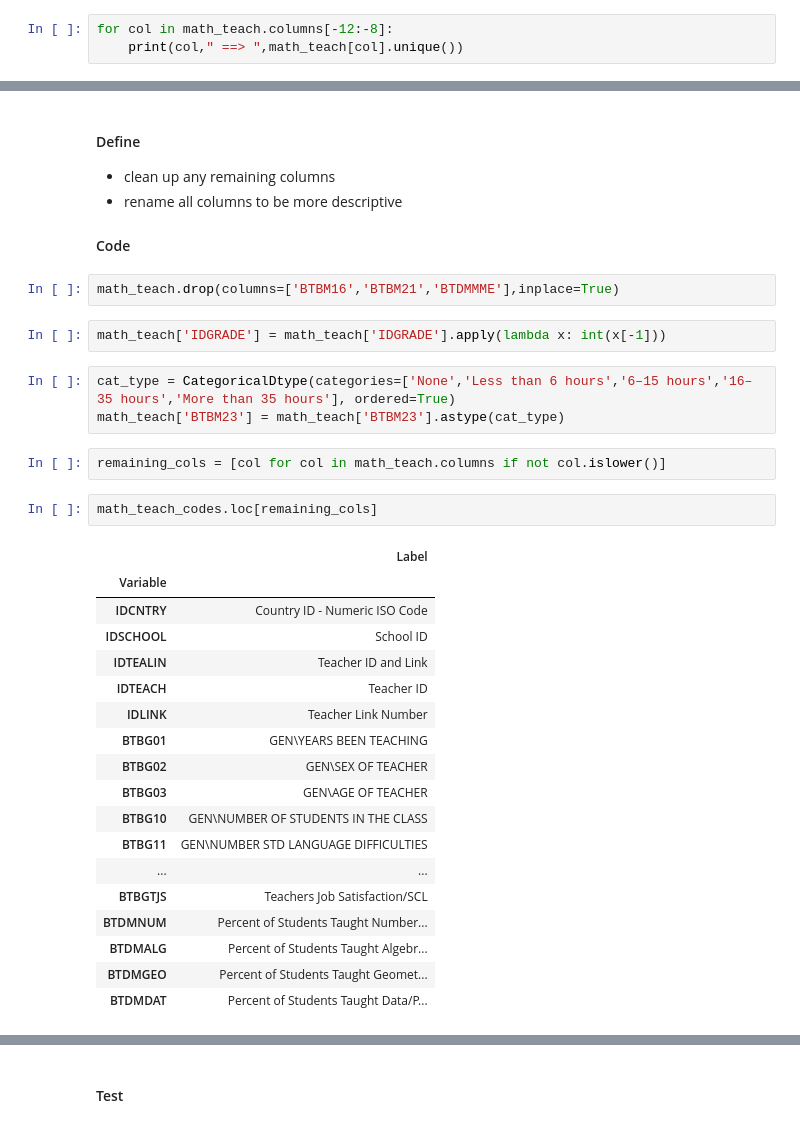
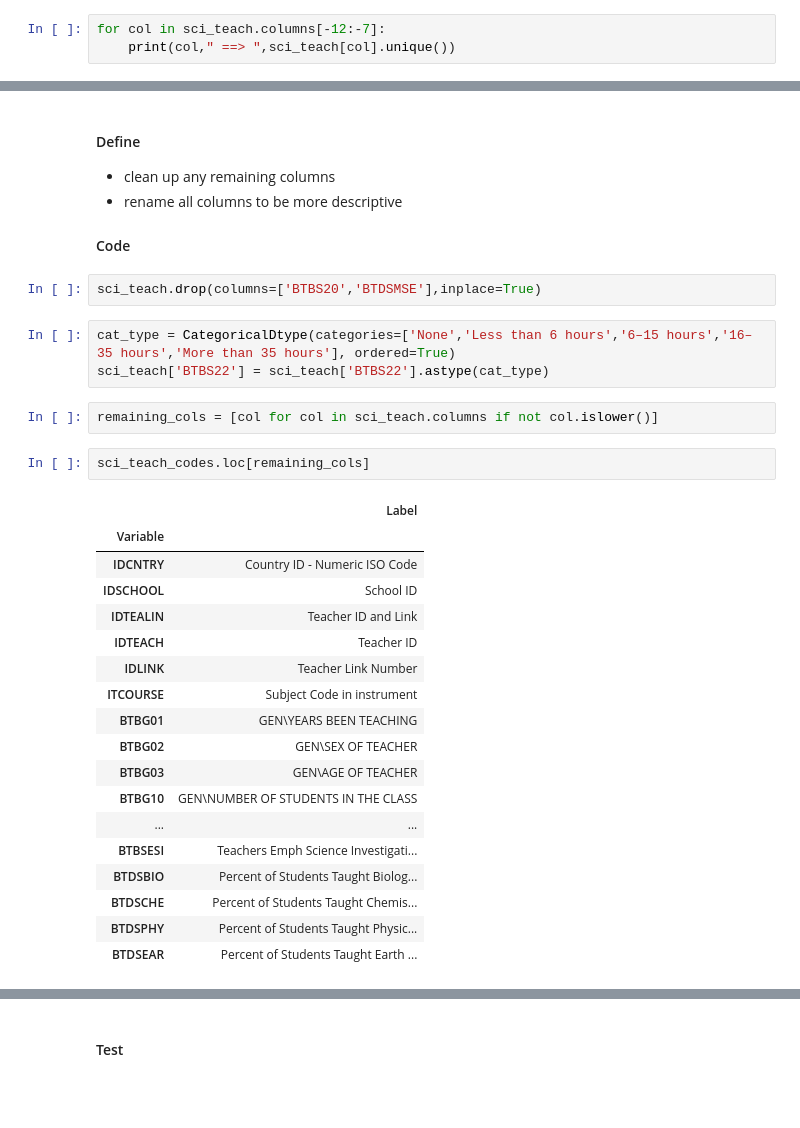
Before and after one commit to sjhaluck/TIMSS-Data-Science, a Jupyter notebook: TIMSS Exploration.ipynb, the cells around one changed output, grey strips where cells are left out. Saved outputs shown, nothing was run; the diff lists cells and outputs as text; blank space fills up the shorter version.

```diff
--- a/TIMSS Exploration.ipynb
+++ b/TIMSS Exploration.ipynb
@@ -3324,4 +3369,4 @@ for item in info.keys():
 # %%
-for col in math_teach.columns[-12:-8]:
-    print(col," ==> ",math_teach[col].unique())
+for col in sci_teach.columns[-12:-7]:
+    print(col," ==> ",sci_teach[col].unique())
 # %% [output]
@@ -3340,33 +3387,31 @@ Categories (3, object): ['Less than Satisfied' < 'Satisfied' < 'Very Satisfied']
 
 #### Code
 # %%
-math_teach.drop(columns=['BTBM16','BTBM21','BTDMMME'],inplace=True)
+sci_teach.drop(columns=['BTBS20','BTDSMSE'],inplace=True)
-# %%
-math_teach['IDGRADE'] = math_teach['IDGRADE'].apply(lambda x: int(x[-1]))
 # %%
 cat_type = CategoricalDtype(categories=['None','Less than 6 hours','6–15 hours','16–35 hours','More than 35 hours'], ordered=True)
-math_teach['BTBM23'] = math_teach['BTBM23'].astype(cat_type)
+sci_teach['BTBS22'] = sci_teach['BTBS22'].astype(cat_type)
 # %%
-remaining_cols = [col for col in math_teach.columns if not col.islower()]
+remaining_cols = [col for col in sci_teach.columns if not col.islower()]
 # %%
-math_teach_codes.loc[remaining_cols]
+sci_teach_codes.loc[remaining_cols]
 # %% [output]
 |  | Label |
 | Variable |  |
 | IDCNTRY | Country ID - Numeric ISO Code |
 | IDSCHOOL | School ID |
 | IDTEALIN | Teacher ID and Link |
 | IDTEACH | Teacher ID |
 | IDLINK | Teacher Link Number |
+| ITCOURSE | Subject Code in instrument |
 | BTBG01 | GEN\YEARS BEEN TEACHING |
 | BTBG02 | GEN\SEX OF TEACHER |
 | BTBG03 | GEN\AGE OF TEACHER |
 | BTBG10 | GEN\NUMBER OF STUDENTS IN THE CLASS |
-| BTBG11 | GEN\NUMBER STD LANGUAGE DIFFICULTIES |
 | ... | ... |
-| BTBGTJS | Teachers Job Satisfaction/SCL |
-| BTDMNUM | Percent of Students Taught Number... |
-| BTDMALG | Percent of Students Taught Algebr... |
-| BTDMGEO | Percent of Students Taught Geomet... |
-| BTDMDAT | Percent of Students Taught Data/P... |
+| BTBSESI | Teachers Emph Science Investigati... |
+| BTDSBIO | Percent of Students Taught Biolog... |
+| BTDSCHE | Percent of Students Taught Chemis... |
+| BTDSPHY | Percent of Students Taught Physic... |
+| BTDSEAR | Percent of Students Taught Earth ... |
 # %%
```
Also changed, not shown: parts of 55 cells of this notebook.
